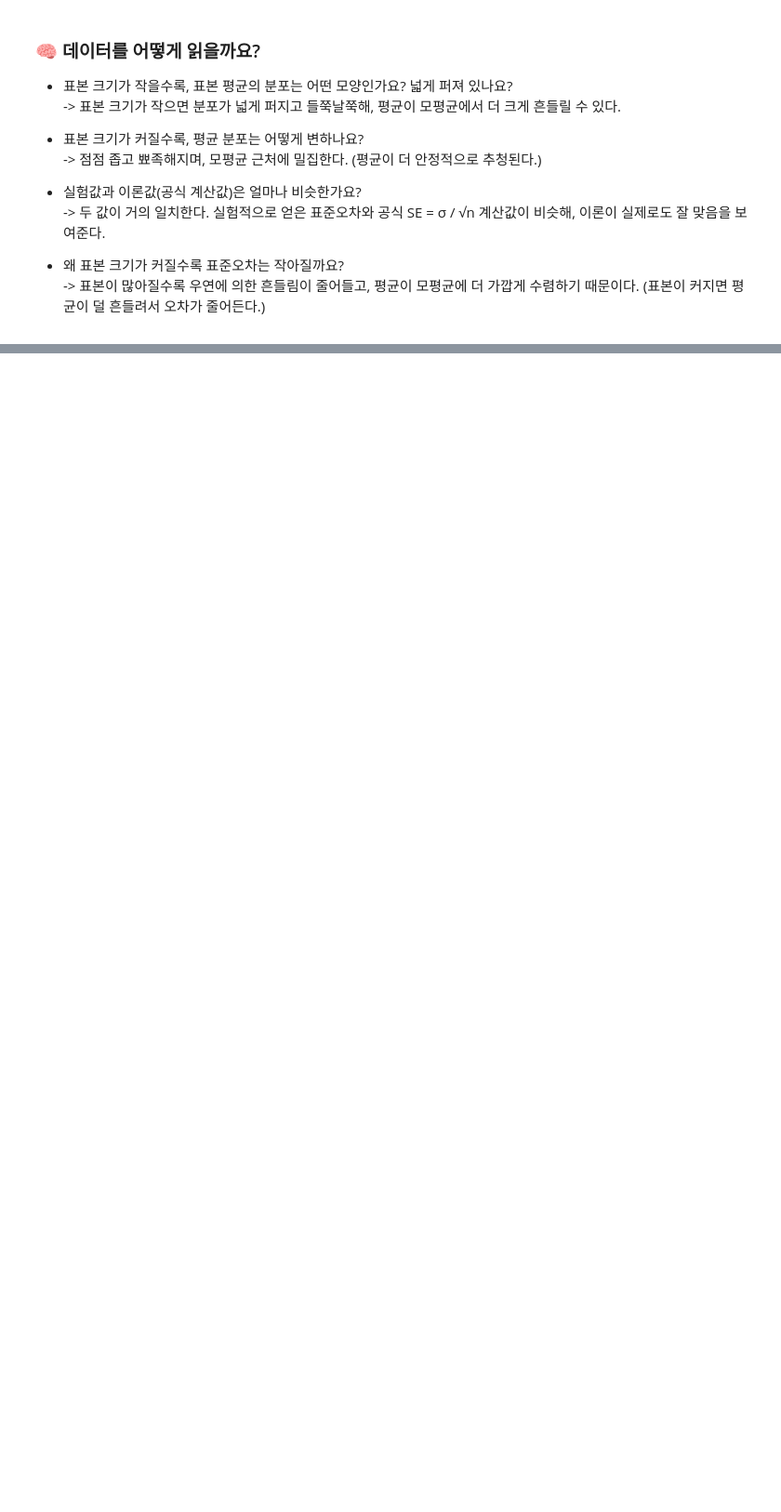
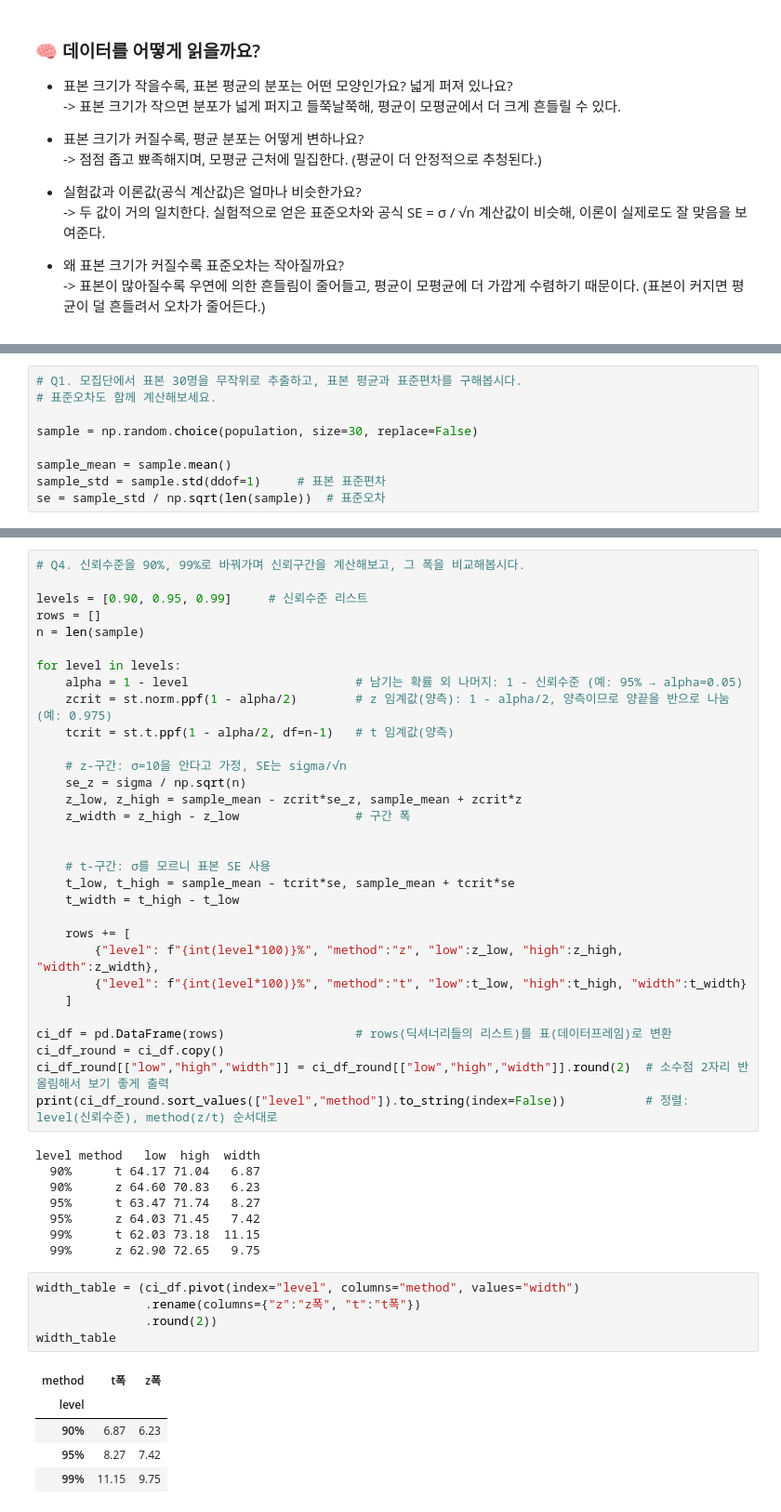
Before and after one commit to twinklefins/modu_project, a Jupyter notebook: 통계101_Day02_실습 .ipynb, the cells around one changed output, grey strips where cells are left out. Shown at 93% size. Cells and saved outputs as stored; diff of their text form; blank space fills up the shorter version.

```diff
--- a/통계101_Day02_실습 .ipynb
+++ b/통계101_Day02_실습 .ipynb
@@ -316,0 +360,9 @@ plt.show()
+# %%
+# Q1. 모집단에서 표본 30명을 무작위로 추출하고, 표본 평균과 표준편차를 구해봅시다.
+# 표준오차도 함께 계산해보세요.
+
+sample = np.random.choice(population, size=30, replace=False)
+
+sample_mean = sample.mean()
+sample_std = sample.std(ddof=1)     # 표본 표준편차
+se = sample_std / np.sqrt(len(sample))  # 표준오차
@@ -316,0 +396,50 @@ plt.show()
+# %%
+# Q4. 신뢰수준을 90%, 99%로 바꿔가며 신뢰구간을 계산해보고, 그 폭을 비교해봅시다.
+
+levels = [0.90, 0.95, 0.99]     # 신뢰수준 리스트
+rows = []
+n = len(sample)
+
+for level in levels:
+    alpha = 1 - level                       # 남기는 확률 외 나머지: 1 - 신뢰수준 (예: 95% → alpha=0.05)
+    zcrit = st.norm.ppf(1 - alpha/2)        # z 임계값(양측): 1 - alpha/2, 양측이므로 양끝을 반으로 나눔(예: 0.975)
+    tcrit = st.t.ppf(1 - alpha/2, df=n-1)   # t 임계값(양측)
+
+    # z-구간: σ=10을 안다고 가정, SE는 sigma/√n
+    se_z = sigma / np.sqrt(n)
+    z_low, z_high = sample_mean - zcrit*se_z, sample_mean + zcrit*z
+    z_width = z_high - z_low                # 구간 폭
+
+
+    # t-구간: σ를 모르니 표본 SE 사용
+    t_low, t_high = sample_mean - tcrit*se, sample_mean + tcrit*se
+    t_width = t_high - t_low
+
+    rows += [
+        {"level": f"{int(level*100)}%", "method":"z", "low":z_low, "high":z_high, "width":z_width},
+        {"level": f"{int(level*100)}%", "method":"t", "low":t_low, "high":t_high, "width":t_width}
+    ]
+
+ci_df = pd.DataFrame(rows)                  # rows(딕셔너리들의 리스트)를 표(데이터프레임)로 변환
+ci_df_round = ci_df.copy()
+ci_df_round[["low","high","width"]] = ci_df_round[["low","high","width"]].round(2)  # 소수점 2자리 반올림해서 보기 좋게 출력
+print(ci_df_round.sort_values(["level","method"]).to_string(index=False))           # 정렬: level(신뢰수준), method(z/t) 순서대로
+# %% [output]
+level method   low  high  width
+  90%      t 64.17 71.04   6.87
+  90%      z 64.60 70.83   6.23
+  95%      t 63.47 71.74   8.27
+  95%      z 64.03 71.45   7.42
+  99%      t 62.03 73.18  11.15
+  99%      z 62.90 72.65   9.75
+# %%
+width_table = (ci_df.pivot(index="level", columns="method", values="width")
+               .rename(columns={"z":"z폭", "t":"t폭"})
+               .round(2))
+width_table
+# %% [output]
+| method | t폭 | z폭 |
+| level |  |  |
+| 90% | 6.87 | 6.23 |
+| 95% | 8.27 | 7.42 |
+| 99% | 11.15 | 9.75 |
```
Also changed, not shown: parts of 16 cells of this notebook.
